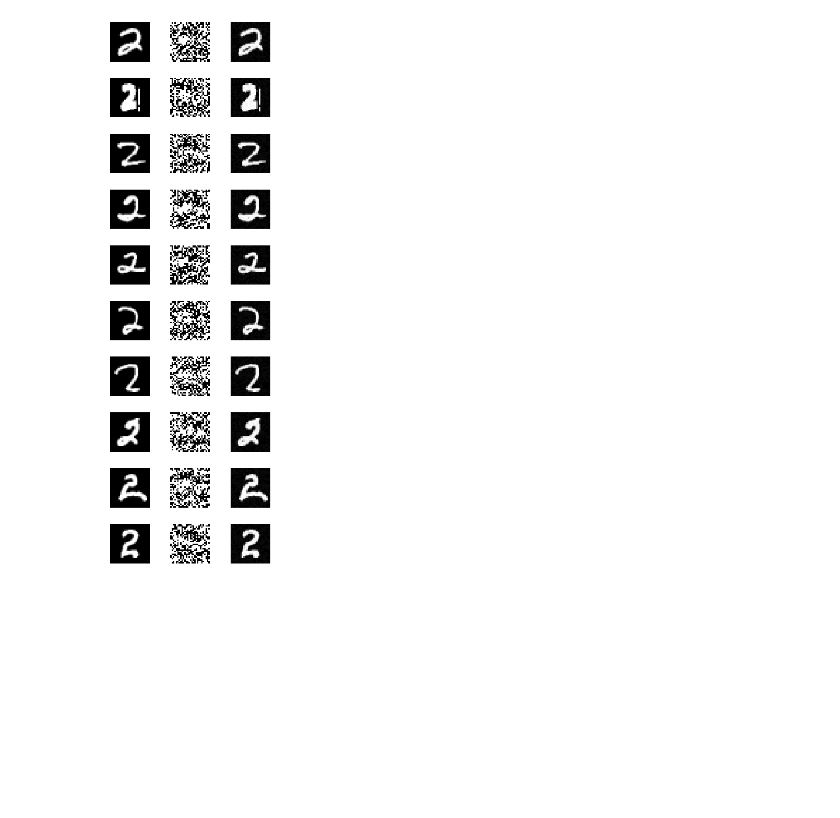
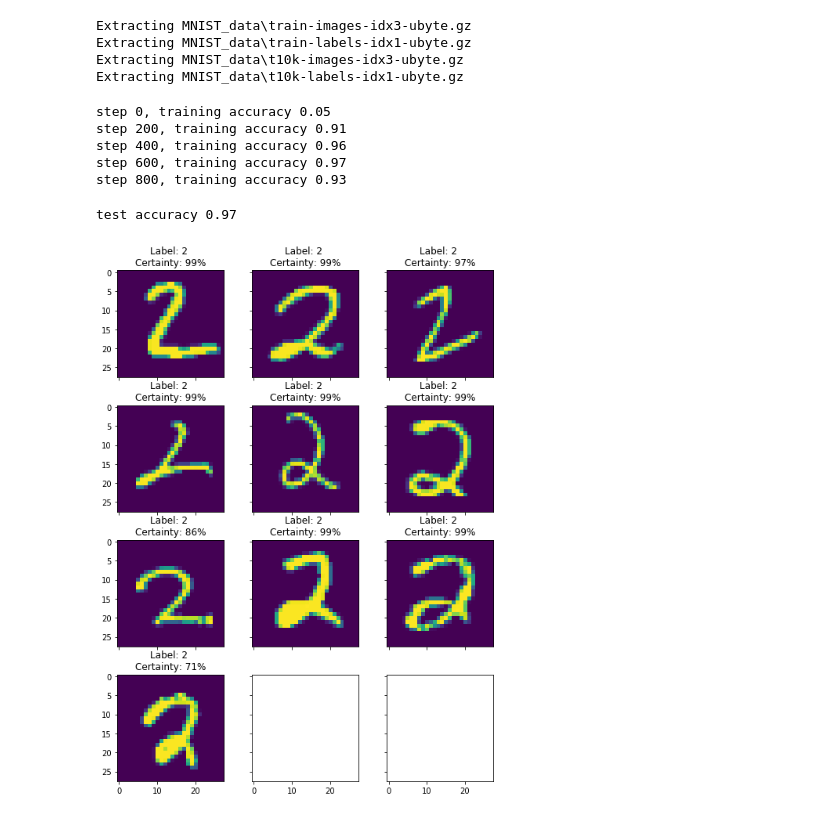
Before and after one commit to SushmaDG/LA_Assignments, a Jupyter notebook: 06/CNN_adversarial.ipynb, the cells around one changed output. Saved outputs shown, nothing was run; the diff lists cells and outputs as text; code cells hidden in the pictures; blank space fills up the shorter version.

```diff
--- a/06/CNN_adversarial.ipynb
+++ b/06/CNN_adversarial.ipynb
@@ -327,18 +0,0 @@ print("Probability of 6 in selected samples ",prob6_hist)
-# %%
-# Generate the image of 10 samples with original_image, delta and adversarial image
-f, axarr = plt.subplots(10, 3, figsize=(5,15))
-import matplotlib as mpl
-mpl.rcParams['figure.dpi']= 250
-for i in range(10):
-    axarr[i,0].set_axis_off()
-    axarr[i,1].set_axis_off()
-    axarr[i,2].set_axis_off()
-    axarr[i,0].imshow(original_images[i].reshape([28, 28]), cmap = "gray")
-    axarr[i,1].imshow((adv_img_hist[0][i] - original_images[i]).reshape([28, 28]), cmap = "gray")
-    axarr[i,2].imshow((adv_img_hist[0][i]).reshape([28, 28]), cmap="gray")
-
-plt.tight_layout()
-plt.show()
-f.savefig("result.png")
-# %% [output]
-[figure, removed]
@@ -344,0 +8,7 @@ f.savefig("result.png")
+# %%
+mnist = input_data.read_data_sets('MNIST_data', one_hot=True)
+# %% [output]
+Extracting MNIST_data\train-images-idx3-ubyte.gz
+Extracting MNIST_data\train-labels-idx1-ubyte.gz
+Extracting MNIST_data\t10k-images-idx3-ubyte.gz
+Extracting MNIST_data\t10k-labels-idx1-ubyte.gz
@@ -344,0 +87,22 @@ f.savefig("result.png")
+# %%
+# Train model
+# Run once to get the model to a good confidence level
+for i in range(1000):
+    batch = mnist.train.next_batch(100)
+    if i%200 == 0:
+        train_accuracy = accuracy.eval(feed_dict={x:batch[0], y_: batch[1], keep_prob: 1.0})
+        print("step %d, training accuracy %g"%(i, train_accuracy))
+
+    train_step.run(feed_dict={x: batch[0], y_: batch[1], keep_prob: 0.4})
+# %% [output]
+step 0, training accuracy 0.05
+step 200, training accuracy 0.91
+step 400, training accuracy 0.96
+step 600, training accuracy 0.97
+step 800, training accuracy 0.93
+# %%
+# Run trained model against test data
+print("test accuracy %g"%accuracy.eval(feed_dict={x: mnist.test.images[0:500],
+                                                  y_: mnist.test.labels[0:500], keep_prob: 1.0}))
+# %% [output]
+test accuracy 0.97
@@ -344,0 +150,7 @@ f.savefig("result.png")
+# %%
+index_of_2s = np.nonzero(mnist.test.labels[0:500][:,2])[0][0:10]
+x_batch = mnist.test.images[index_of_2s]
+# %%
+plot_predictions(x_batch)
+# %% [output]
+[figure, added]
```
Also changed, not shown: parts of 34 cells of this notebook, 5 other files.
